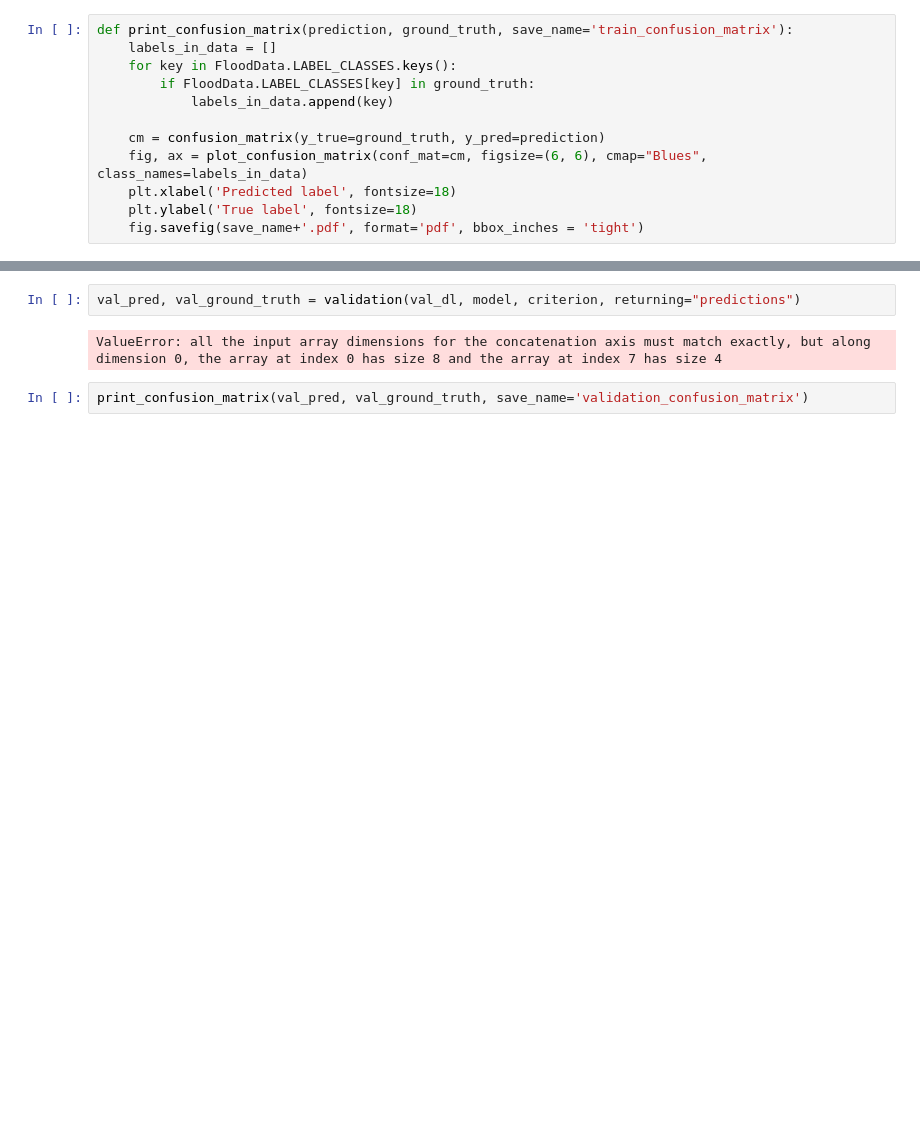
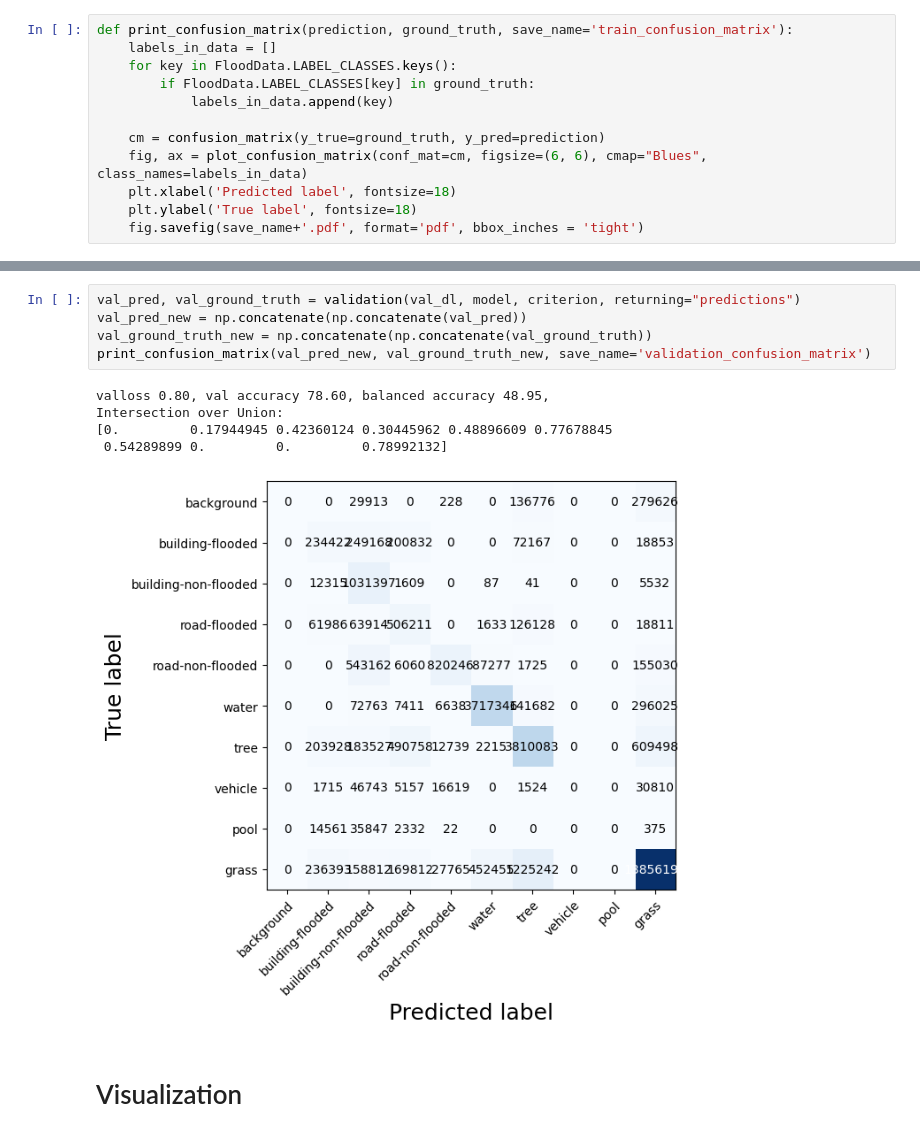
Before and after one commit to leamarxen/ENV-540-Floodnet, a Jupyter notebook: floodnet.ipynb, the cells around one changed output, grey strips where cells are left out. Saved outputs shown, nothing was run; the diff lists cells and outputs as text; blank space fills up the shorter version.

```diff
--- a/floodnet.ipynb
+++ b/floodnet.ipynb
@@ -745,6 +754,13 @@ Intersection over union: [0.         0.         0.13735654 0.         0.2388411
 # %%
 val_pred, val_ground_truth = validation(val_dl, model, criterion, returning="predictions")
+val_pred_new = np.concatenate(np.concatenate(val_pred))
+val_ground_truth_new = np.concatenate(np.concatenate(val_ground_truth))
+print_confusion_matrix(val_pred_new, val_ground_truth_new, save_name='validation_confusion_matrix')
 # %% [output]
-ValueError: all the input array dimensions for the concatenation axis must match exactly, but along dimension 0, the array at index 0 has size 8 and the array at index 7 has size 4
+valloss 0.80, val accuracy 78.60, balanced accuracy 48.95,
+Intersection over Union:
+[0.         0.17944945 0.42360124 0.30445962 0.48896609 0.77678845
+ 0.54289899 0.         0.         0.78992132]
+[figure, added]
-# %%
-print_confusion_matrix(val_pred, val_ground_truth, save_name='validation_confusion_matrix')
+# %% [markdown]
+# Visualization
```
Also changed, not shown: parts of 12 cells of this notebook.
